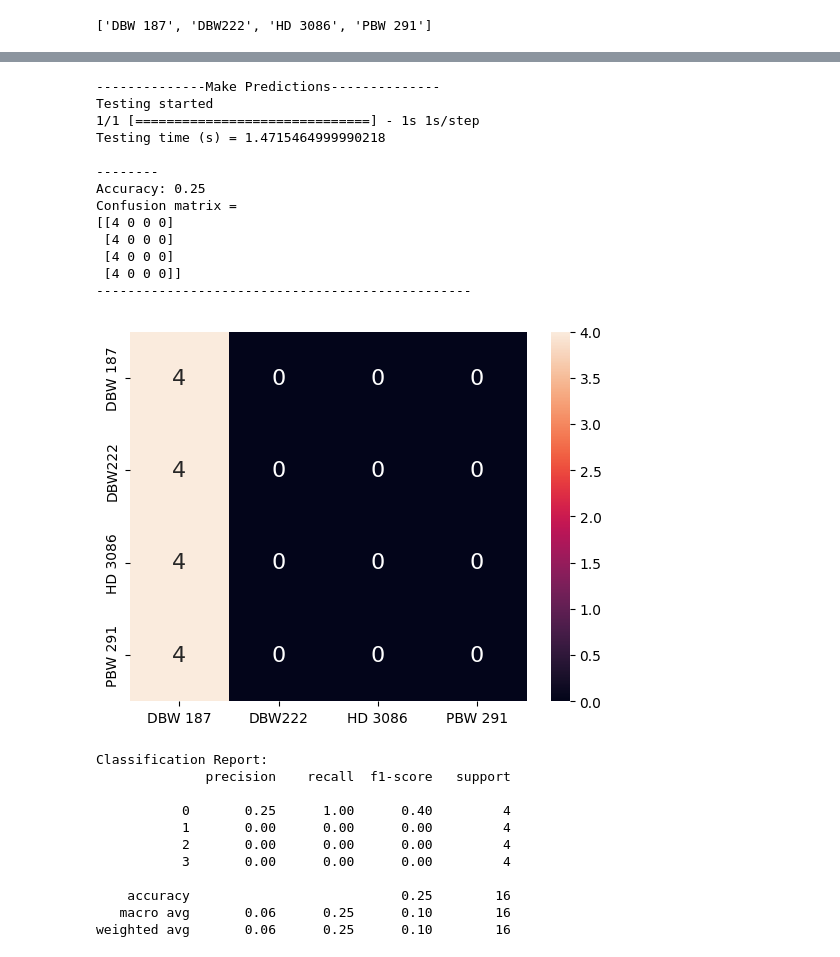
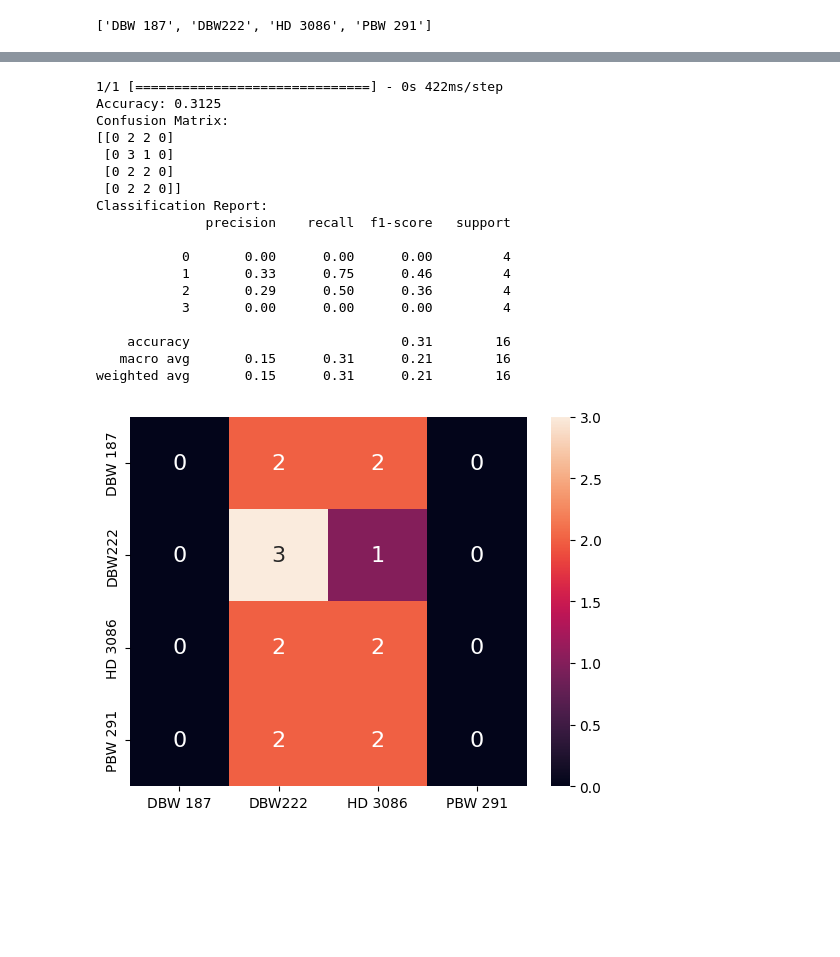
Before and after one commit to deepakjsagarwal/WC, a Jupyter notebook: Resnet.ipynb, the cells around one changed output, grey strips where cells are left out. Cells and saved outputs as stored; diff of their text form; code cells hidden in the pictures; blank space fills up the shorter version.

Commit message:
resnet changed

```diff
--- a/Resnet.ipynb
+++ b/Resnet.ipynb
@@ -494,5 +233,3 @@ def plot_graph(df,title,xlabel,ylabel,values=['loss'],legends=[]):
         legends = values
     plt.legend(legends, loc='upper left')
     plt.show()
-# %%
-model = createAndTrainResNetB(params)
@@ -544,4 +327,9 @@ if FILTER == "savgol":
 if start_epoch != 1:
     model = tf.keras.models.load_model('./RNmodels/'+str(start_epoch-1)+model_name)
 else:
-    model = createAndTrainResNetB(params)
+
+    input_shape = (30, 30, 168)
+    num_classes = 4
+    model = resnet18(input_shape, num_classes)
+    adam_opt = Adam(learning_rate=LEARNING_RATE_BASE, beta_1=0.9, beta_2=0.999, epsilon=1e-08, decay=0.01)
+    model.compile(loss='sparse_categorical_crossentropy', optimizer=adam_opt, metrics=['acc'])
@@ -614,30 +396,47 @@ INFO:tensorflow:Assets written to: ./RNmodels/3RN__IC_00008_FilledArea_0.9_BandN
 INFO:tensorflow:Assets written to: ./RNmodels/3RN__IC_00008_FilledArea_0.9_BandNo_60_ImageHeight_30_ImageWidth_30_FILTER_snv_FeatureExtraction_none\assets
 ... (13 outputs left out)
 # %%
-predict(model,params["normalization_type"])
+from sklearn.metrics import accuracy_score, confusion_matrix, classification_report
+
+y_pred = model.predict(test_dataset)
+
+y_pred_label = np.argmax(y_pred, axis=1)
+
+# Calculate accuracy
+accuracy = accuracy_score(test_dataset_label, y_pred_label)
+print("Accuracy:", accuracy)
+
+# Calculate confusion matrix
+cm = confusion_matrix(test_dataset_label, y_pred_label)
+print("Confusion Matrix:")
+print(cm)
+
+# Calculate precision, recall, and F1-score for each class
+print("Classification Report:")
+print(classification_report(test_dataset_label, y_pred_label))
 # %% [output]
---------------Make Predictions--------------
-Testing started
-1/1 [==============================] - 1s 1s/step
-Testing time (s) = 1.4715464999990218
+1/1 [==============================] - 0s 422ms/step
+Accuracy: 0.3125
+Confusion Matrix:
+[[0 2 2 0]
+ [0 3 1 0]
+ [0 2 2 0]
+ [0 2 2 0]]
+Classification Report:
+              precision    recall  f1-score   support
 
---------
-Accuracy: 0.25
-Confusion matrix =
-[[4 0 0 0]
- [4 0 0 0]
- [4 0 0 0]
- [4 0 0 0]]
-------------------------------------------------
+           0       0.00      0.00      0.00         4
+           1       0.33      0.75      0.46         4
+           2       0.29      0.50      0.36         4
+           3       0.00      0.00      0.00         4
+
+    accuracy                           0.31        16
+   macro avg       0.15      0.31      0.21        16
+weighted avg       0.15      0.31      0.21        16
-[figure, removed]
-Classification Report:
-              precision    recall  f1-score   support
-
-           0       0.25      1.00      0.40         4
-           1       0.00      0.00      0.00         4
-           2       0.00      0.00      0.00         4
-           3       0.00      0.00      0.00         4
-
-    accuracy                           0.25        16
-   macro avg       0.06      0.25      0.10        16
-weighted avg       0.06      0.25      0.10        16
+# %%
+df_cm = pd.DataFrame(cm,index =[i for i in VARIETIES],columns=[i for i in VARIETIES])
+sn.heatmap(df_cm, annot=True, annot_kws={"size": 16},fmt='.0f') # font size
+
+plt.show()
+# %% [output]
+[figure, added]
```
Also changed, not shown: parts of 14 cells of this notebook.
